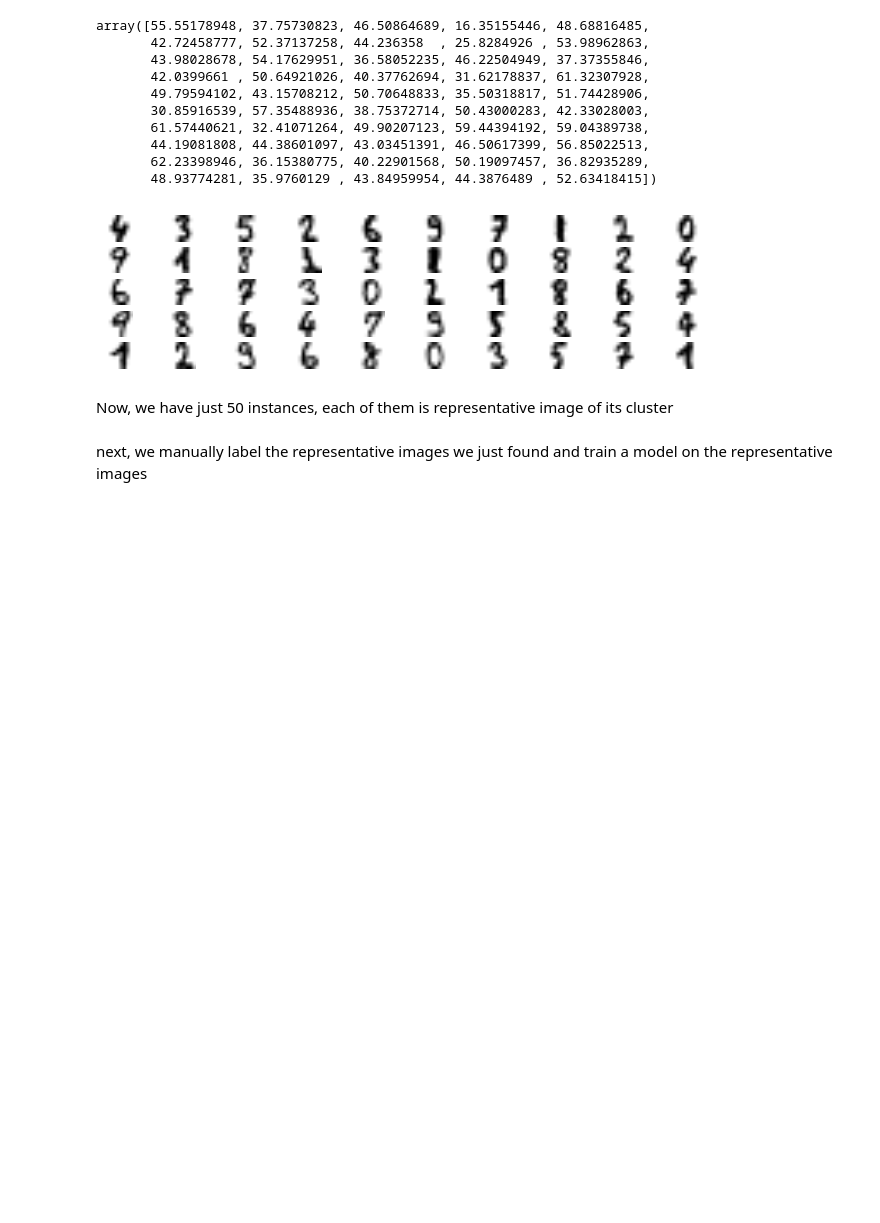
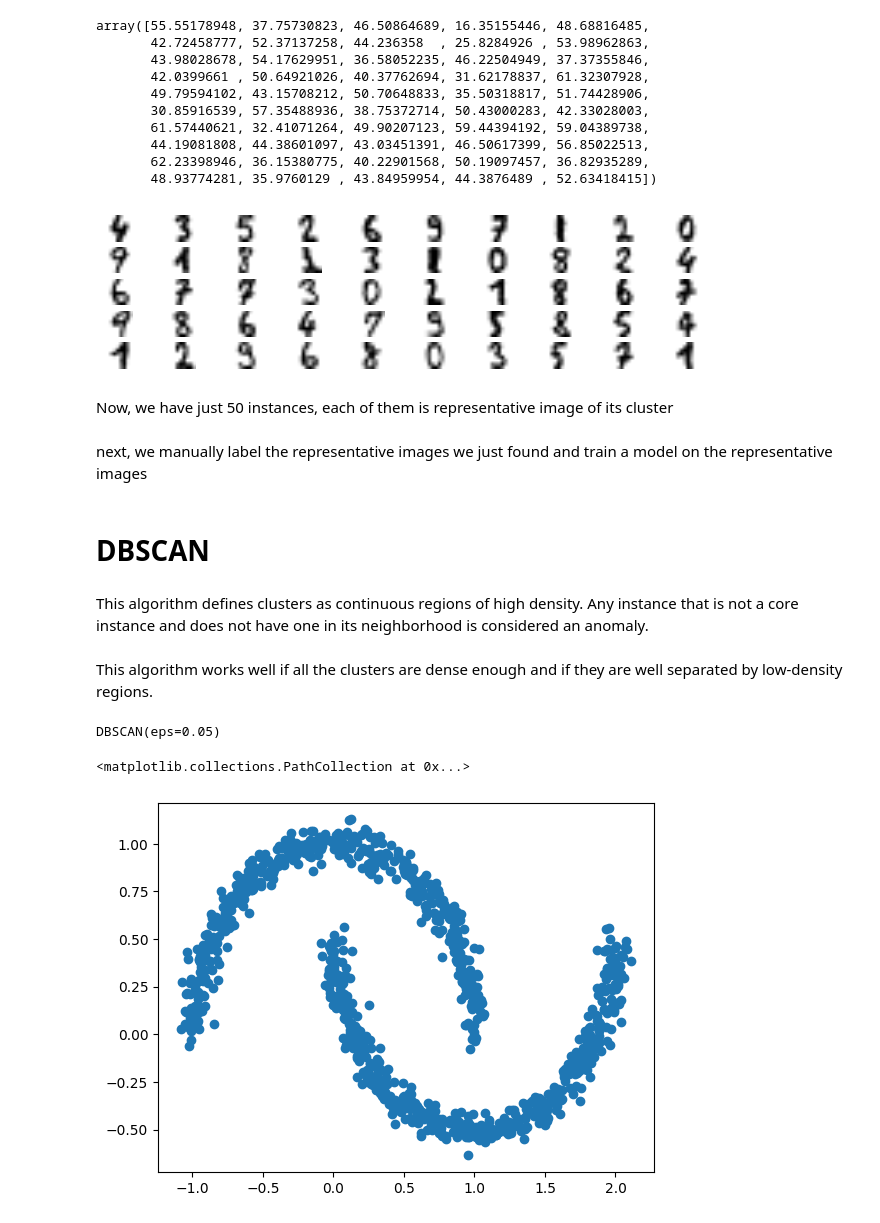
Before and after one commit to SegniDessalegn/hands-on-machine-learning-practice, a Jupyter notebook: 9_unsupervised_learning_techniques.ipynb, the cells around one changed output. Drawn from its saved outputs; the diff is of its cells as text; code cells hidden in the pictures; blank space fills up the shorter version.

Commit message:
dbscan

```diff
--- a/9_unsupervised_learning_techniques.ipynb
+++ b/9_unsupervised_learning_techniques.ipynb
@@ -292,3 +310,22 @@ plt.show()
 Now, we have just 50 instances, each of them is representative image of its cluster
 # %% [markdown]
 next, we manually label the representative images we just found and train a model on the representative images
+# %% [markdown]
+# DBSCAN
+# %% [markdown]
+This algorithm defines clusters as continuous regions of high density. Any instance that is not a core instance and does not have one in its neighborhood is considered an anomaly.
+# %% [markdown]
+This algorithm works well if all the clusters are dense enough and if they are well separated by low-density regions.
+# %%
+from sklearn.cluster import DBSCAN
+from sklearn.datasets import make_moons
+X, y = make_moons(n_samples=1000, noise=0.05)
+dbscan = DBSCAN(eps=0.05, min_samples=5)
+dbscan.fit(X)
+# %% [output]
+DBSCAN(eps=0.05)
+# %%
+plt.scatter(X.T[0],X.T[1])
+# %% [output]
+<matplotlib.collections.PathCollection at 0x...>
+[figure, added]
```
Also changed, not shown: parts of 17 cells of this notebook.
